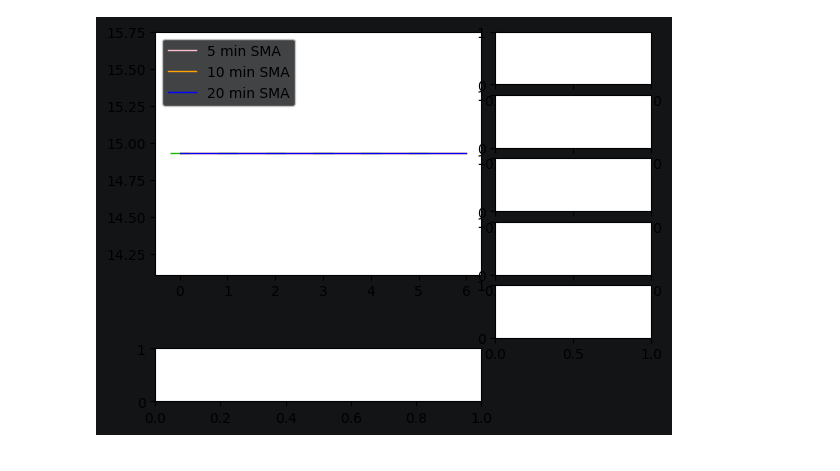
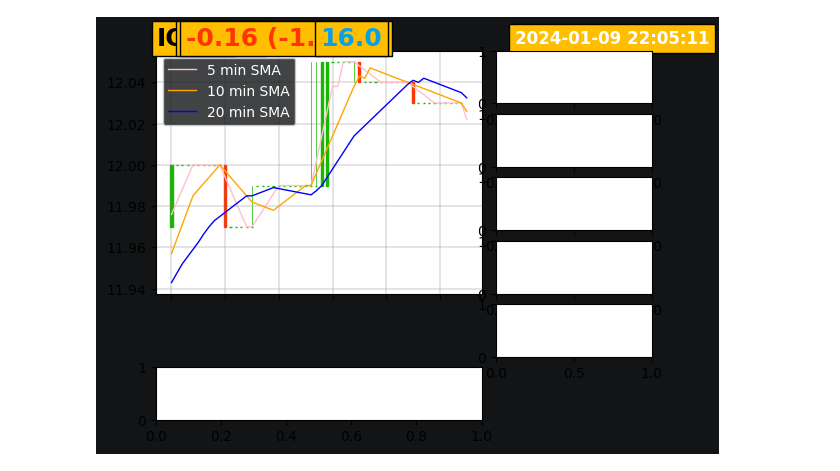
Before and after one commit to ZilD117/QuantPack, a Jupyter notebook: ploting_stock.ipynb, the cells around one changed output. Drawn from its saved outputs; the diff is of its cells as text; code cells hidden in the pictures.

Commit message:
corrected visualization issue

```diff
--- a/ploting_stock.ipynb
+++ b/ploting_stock.ipynb
@@ -23,0 +11,2 @@ ax7 = fig.add_subplot(gs[5, 0:4])
+# %%
+Stock = ['IONQ', 'MSFT', "NVDA",]
@@ -171,16 +152,0 @@ data
-# %%
-time_stamp = datetime.datetime.now() - datetime.timedelta(hours=13)
-time_stamp = time_stamp.strftime('%Y-%m-%d')
-filename = str(time_stamp)+ ' stock_data.csv'
-data, latest_price, latest_change, target, volume = read_data_ohlc(filename, Stock[0], [1,2,3,4,5,6])
-# %%
-time_stamp = datetime.datetime.now() - datetime.timedelta(hours=13)
-time_stamp = time_stamp.strftime('%Y-%m-%d')
-filename = str(time_stamp)+ ' stock_data.csv'
-data, latest_price, latest_change, target, volume = read_data_ohlc(filename, Stock[0], [1,2,3,4,5,6])
-
-candle_counter = range(len(data['open'])-1)
-ohlc = []
-for candle in candle_counter:
-    append_me = candle_counter[candle], data['open'][candle], data['high'][candle], data['low'][candle], data['close'][candle]
-    ohlc.append(append_me)
@@ -196,22 +153,73 @@ ohlc
 # %%
 %matplotlib inline
-
+# Plotting:
 fig = plt.figure()
 fig.patch.set_facecolor("#121416")
 gs = fig.add_gridspec(6,6)
 ax1 = fig.add_subplot(gs[0:4, 0:4])
 ax2 = fig.add_subplot(gs[0, 4:6])
 ax3 = fig.add_subplot(gs[1, 4:6])
 ax4 = fig.add_subplot(gs[2, 4:6])
 ax5 = fig.add_subplot(gs[3, 4:6])
 ax6 = fig.add_subplot(gs[4, 4:6])
 ax7 = fig.add_subplot(gs[5, 0:4])
-ax1.clear()
-candlestick_ohlc(ax1, ohlc, width=0.4, colorup = '#18b800', colordown='#ff3503')
-ax1.plot(data['MA1'],color='pink', linestyle='-', linewidth= 1, label='5 min SMA' )
-ax1.plot(data['MA2'],color='orange', linestyle='-', linewidth= 1, label='10 min SMA' )
-ax1.plot(data['MA3'],color='blue', linestyle='-', linewidth= 1, label='20 min SMA' )
-leg = ax1.legend(loc='upper left', facecolor='#121416', fontsize=10)
-plt.show()
+def animate(i):
+
+    """time_stamp = datetime.datetime.now() - datetime.timedelta(hours=1) # 1 hour faster than time in Nashville
+    time_stamp = time_stamp.strftime('%Y-%m-%d')
+    filename = str(time_stamp)+ ' stock_data.csv'"""
+
+    filename = r'C:\Users\User\Desktop\QuantPack\2024-01-03 stock_data.csv'
+
+    data, latest_price, latest_change, target, volume = read_data_ohlc(filename, Stock[0], usecols = [1,3,4,5,6])
+
+    candle_counter = range(len(data['open'])-1)
+    ohlc = []
+    for candle in candle_counter:
+        append_me = candle_counter[candle], data['open'][candle], data['high'][candle], data['low'][candle], data['close'][candle]
+        ohlc.append(append_me)
+
+    ax1.clear()
+    candlestick_ohlc(ax1, ohlc, width=0.4, colorup = '#18b800', colordown='#ff3503')
+    ax1.plot(data['MA5'],color='pink', linestyle='-', linewidth= 1, label='5 min SMA' )
+    ax1.plot(data['MA10'],color='orange', linestyle='-', linewidth= 1, label='10 min SMA' )
+    ax1.plot(data['MA20'],color='blue', linestyle='-', linewidth= 1, label='20 min SMA' )
+
+    leg = ax1.legend(loc='upper left', facecolor='#121416', fontsize=10)
+
+    for text in leg.get_texts():
+        plt.setp(text, color='w')
+
+
+    ax1.text(0.005, 1.05, Stock[0], transform=ax1.transAxes, color='black',fontsize=18, fontweight='bold',
+                horizontalalignment='left', verticalalignment='center', bbox=dict(facecolor='#FFBF00'))
+
+
+    ax1.text(0.2, 1.05, latest_price, transform=ax1.transAxes, color='white',fontsize=18, fontweight='bold',
+                horizontalalignment='center', verticalalignment='center', bbox=dict(facecolor='#FFBF00'))
+
+
+    if latest_change[0] == '+':
+        colorcode = '#18b800' # for green
+    else:
+        colorcode = '#ff3503' # for red
+
+    ax1.text(0.4, 1.05, latest_change, transform=ax1.transAxes, color=colorcode,fontsize=18, fontweight='bold',
+                horizontalalignment='center', verticalalignment='center', bbox=dict(facecolor='#FFBF00'))
+
+    ax1.text(0.6, 1.05, target, transform=ax1.transAxes, color='#08a0e9',fontsize=18, fontweight='bold',
+                horizontalalignment='center', verticalalignment='center', bbox=dict(facecolor='#FFBF00'))
+
+
+    time_stamp = datetime.datetime.now()
+    time_stamp = time_stamp.strftime('%Y-%m-%d %H:%M:%S')
+
+    ax1.text(1.4, 1.05, time_stamp, transform=ax1.transAxes, color='white',fontsize=12, fontweight='bold',
+                horizontalalignment='center', verticalalignment='center', bbox=dict(facecolor='#FFBF00'))
+
+    ax1.grid(True, color='grey', linestyle='-', which='major',axis='both', linewidth=0.3)
+    ax1.set_xticklabels([])
+
+ani = animation.FuncAnimation(fig, animate, interval=1)
 # %% [output]
-[figure, old version]
+[figure, new version]
```
Also changed, not shown: parts of 12 cells of this notebook.
